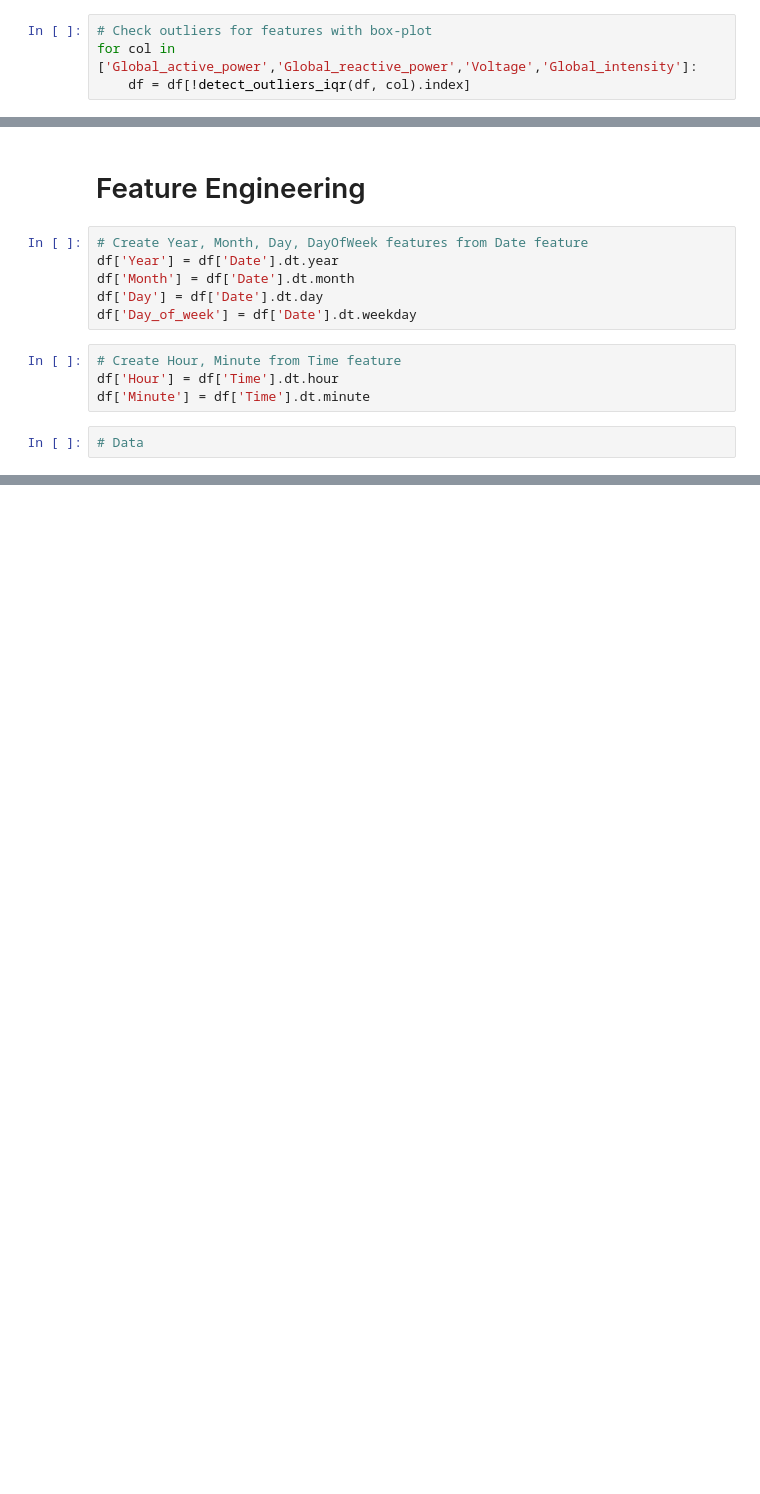
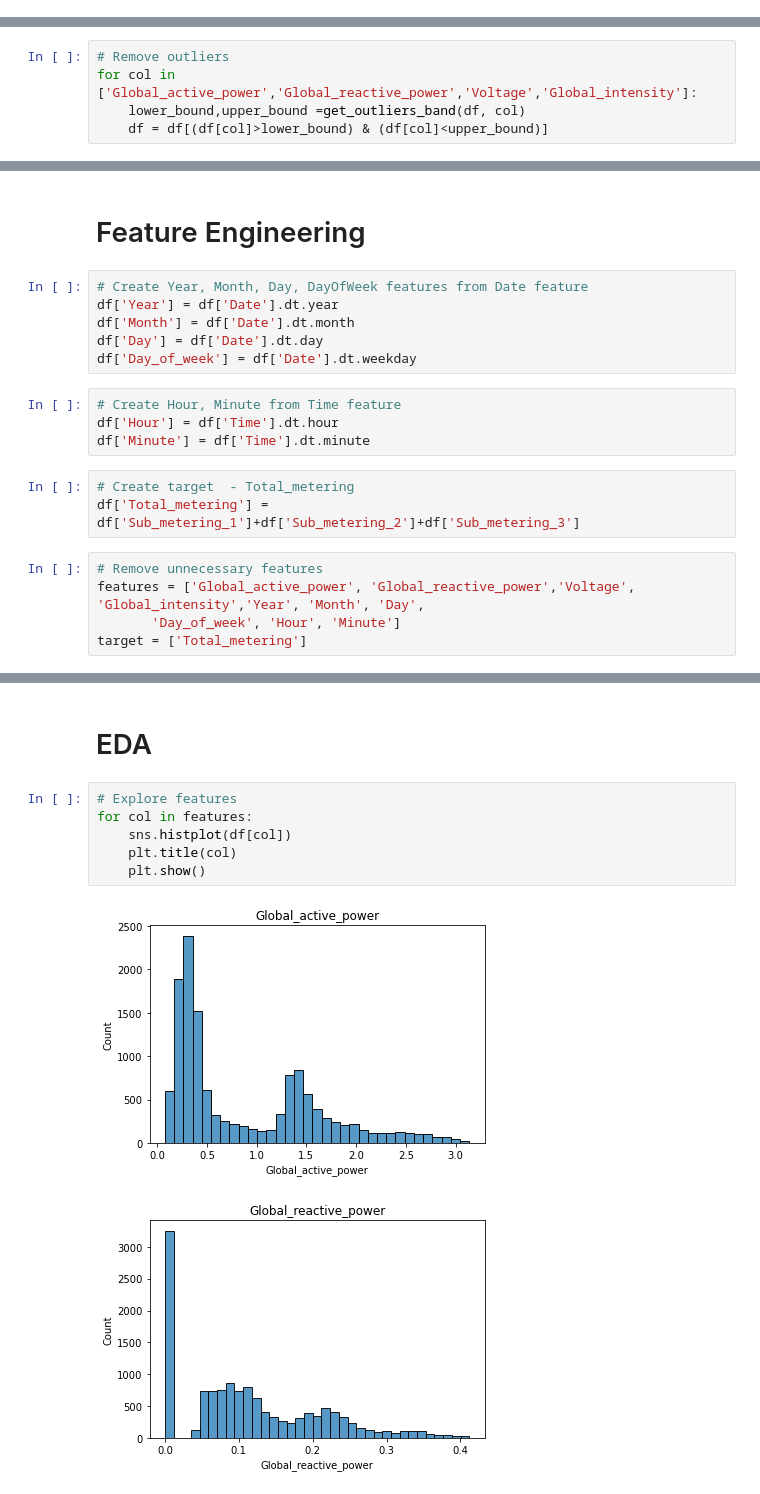
Before and after one commit to mervebdurna/ineuron-ml-projects, a Jupyter notebook: Regression Projects/Household Power Consumption Prediction/EDA.ipynb, the cells around one changed output, grey strips where cells are left out. Saved outputs shown, nothing was run; the diff lists cells and outputs as text; blank space fills up the shorter version.

```diff
--- a/Regression Projects/Household Power Consumption Prediction/EDA.ipynb
+++ b/Regression Projects/Household Power Consumption Prediction/EDA.ipynb
@@ -167,4 +196,0 @@ l
-# %%
-# Check outliers for features with box-plot
-for col in ['Global_active_power','Global_reactive_power','Voltage','Global_intensity']:
-    df = df[!detect_outliers_iqr(df, col).index]
@@ -174,0 +197,5 @@ sns.boxplot(data = df['Sub_metering_1']+df['Sub_metering_2']+df['Sub_metering_3'
+# %%
+# Remove outliers
+for col in ['Global_active_power','Global_reactive_power','Voltage','Global_intensity']:
+    lower_bound,upper_bound =get_outliers_band(df, col)
+    df = df[(df[col]>lower_bound) & (df[col]<upper_bound)]
@@ -185,4 +219,10 @@ df['Day_of_week'] = df['Date'].dt.weekday
 df['Hour'] = df['Time'].dt.hour
 df['Minute'] = df['Time'].dt.minute
 # %%
-# Data
+# Create target  - Total_metering
+df['Total_metering'] = df['Sub_metering_1']+df['Sub_metering_2']+df['Sub_metering_3']
+# %%
+# Remove unnecessary features
+features = ['Global_active_power', 'Global_reactive_power','Voltage', 'Global_intensity','Year', 'Month', 'Day',
+       'Day_of_week', 'Hour', 'Minute']
+target = ['Total_metering']
@@ -188,0 +237,11 @@ df['Minute'] = df['Time'].dt.minute
+# %% [markdown]
+# EDA
+# %%
+# Explore features
+for col in features:
+    sns.histplot(df[col])
+    plt.title(col)
+    plt.show()
+# %% [output]
+[figure, added]
+[figure, added]
```
Also changed, not shown: parts of 59 cells of this notebook.
